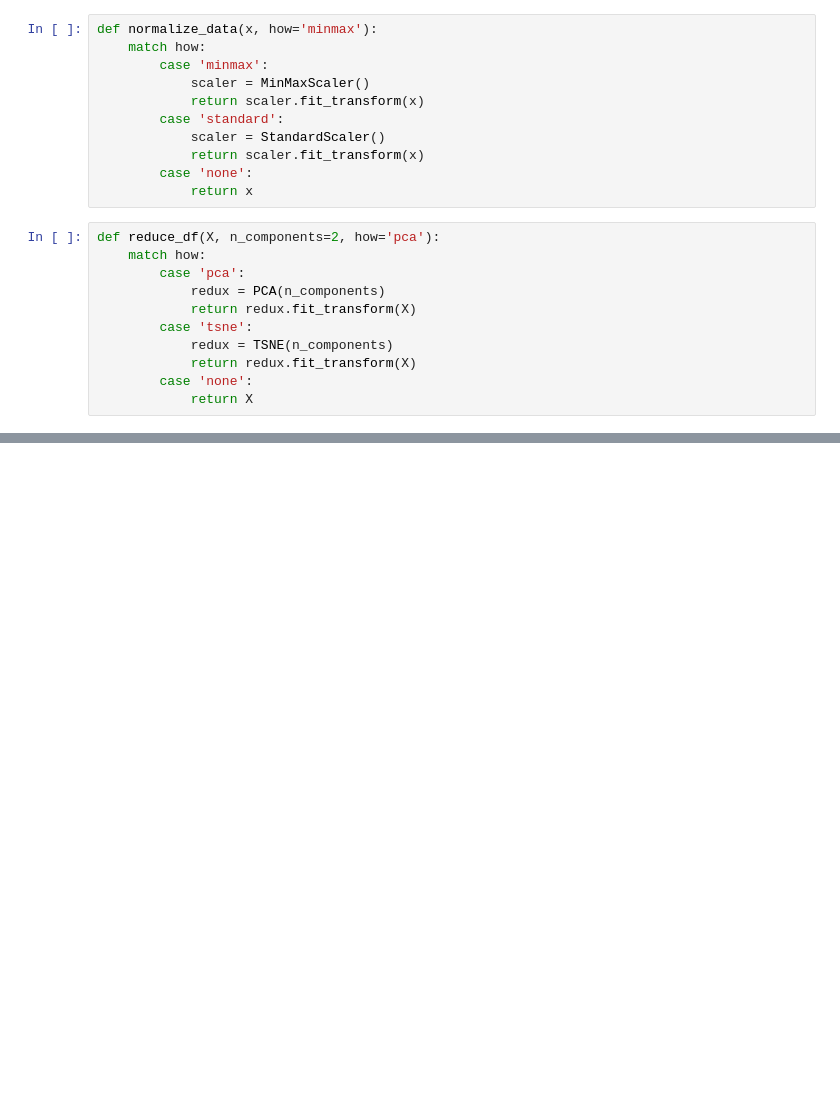
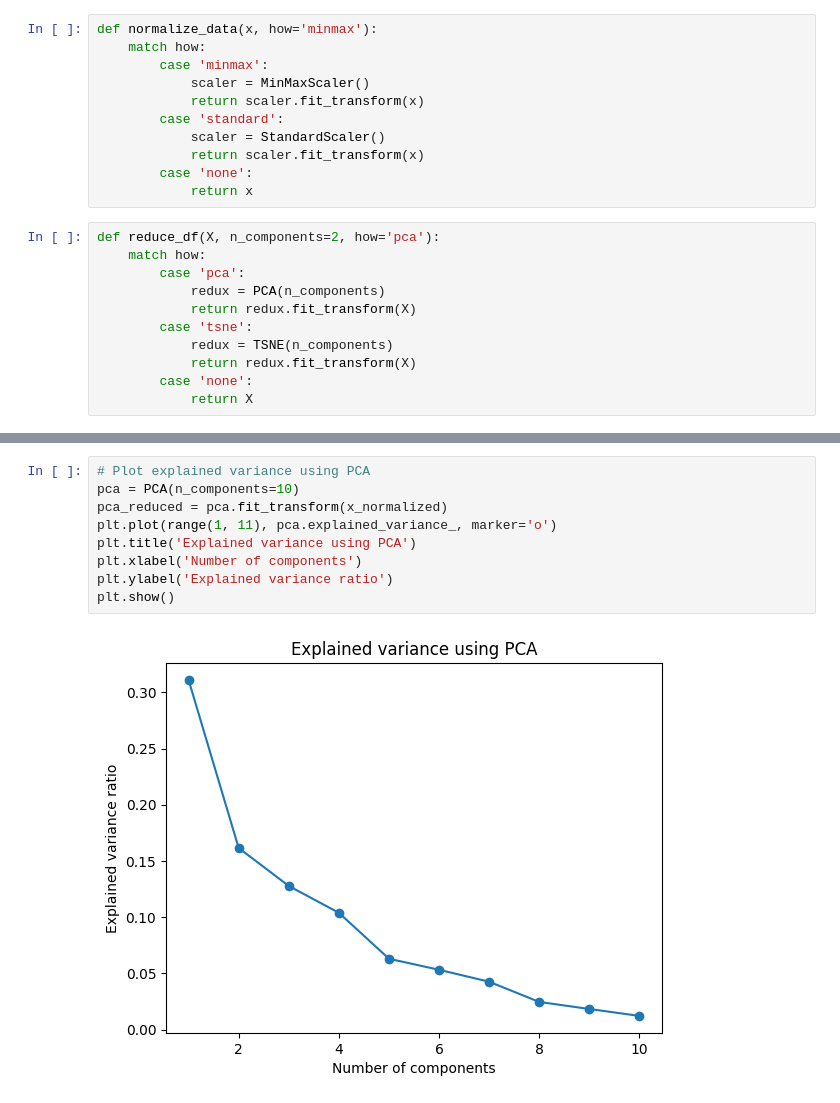
Before and after one commit to oscariolo/FinalMachineLearning, a Jupyter notebook: source/models/clustering.ipynb, the cells around one changed output, grey strips where cells are left out. Drawn from its saved outputs; the diff is of its cells as text; blank space fills up the shorter version.

```diff
--- a/source/models/clustering.ipynb
+++ b/source/models/clustering.ipynb
@@ -63,3 +63,14 @@ plt.title('Dataset procesado')
 plt.show()
 # %% [output]
 [figure]
+# %%
+# Plot explained variance using PCA
+pca = PCA(n_components=10)
+pca_reduced = pca.fit_transform(x_normalized)
+plt.plot(range(1, 11), pca.explained_variance_, marker='o')
+plt.title('Explained variance using PCA')
+plt.xlabel('Number of components')
+plt.ylabel('Explained variance ratio')
+plt.show()
+# %% [output]
+[figure, added]
```
Also changed, not shown: parts of 12 cells of this notebook.
